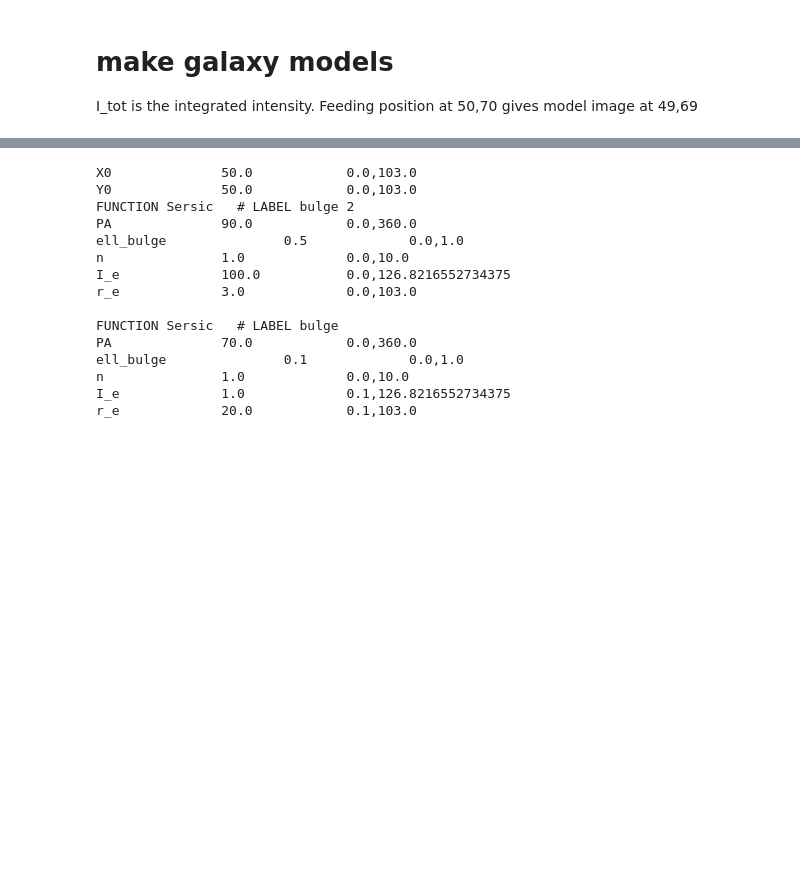
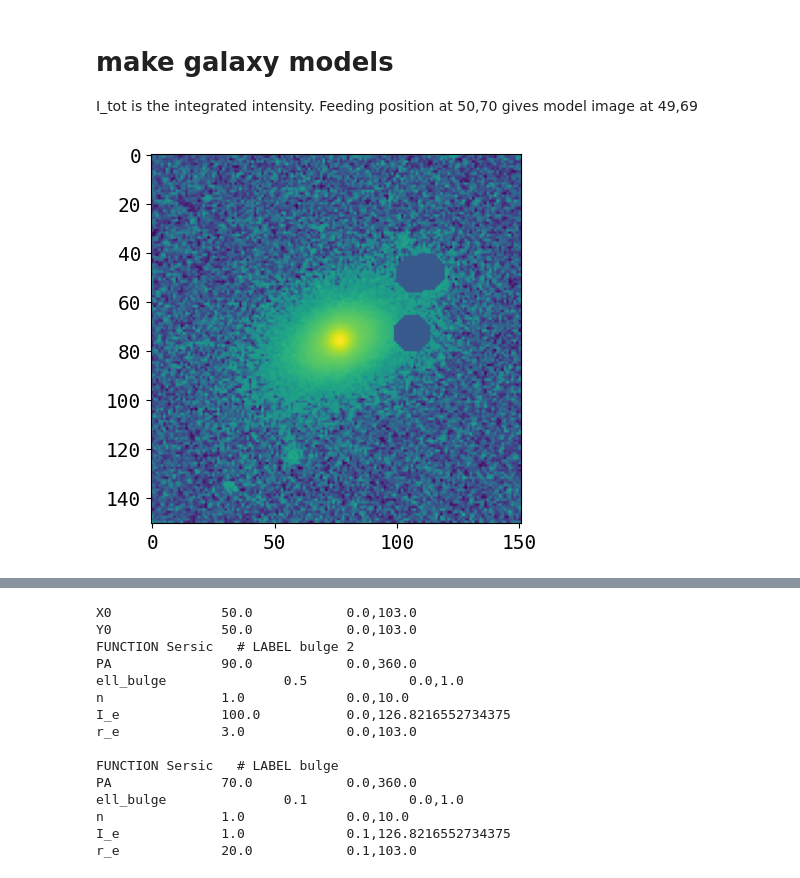
Before and after one commit to insepien/dualAGN, a Jupyter notebook: scrap_notebooks/checkFit.ipynb, the cells around one changed output, grey strips where cells are left out. Cells and saved outputs as stored; diff of their text form; code cells hidden in the pictures; blank space fills up the shorter version.

```diff
--- a/scrap_notebooks/checkFit.ipynb
+++ b/scrap_notebooks/checkFit.ipynb
@@ -504,33 +506,35 @@ def make_peak_tbl(image,intens,agn_mask_size=35):
     # mask out central agn
     peak_mask = np.zeros((s,s))
     peak_mask[midf-agn_mask_size:midf+agn_mask_size,midf-agn_mask_size:midf+agn_mask_size] = 1
     # convert to boolean
     peak_mask = peak_mask==1
     # detect peaks
     peak_tbl = find_peaks(image,threshold=intens,mask=peak_mask)
     return peak_tbl
 
 
 def make_mask(image,pos,aper_radius,pa=180):
     """make a mask provided position and aperture radius"""
     aper0 = EllipticalAperture(pos,aper_radius,aper_radius,pa)
     aper_mask0 = aper0.to_mask()
     mask0 = aper_mask0.to_image(image.shape)
     return mask0
 
 def mask_image(image,rad,intens,agn_mask_size):
     """create mask and masked images"""
     peak_tbl = make_peak_tbl(image,intens,agn_mask_size)
     mask=[]
     # make masks
     for i in range(len(peak_tbl)):
         mask.append(make_mask(image,pos = [peak_tbl[i]['x_peak'],peak_tbl[i]['y_peak']],aper_radius=rad))
     # sum all masks
     mask = np.sum(mask,axis=0)
     # make masked image
     masked_im = np.where(mask==0,image,0)
     return masked_im
 
-# plt.imshow(mask_image(image=imageAGN,rad=5,intens=10,agn_mask_size=25), norm='symlog')
-# imageAGN_masked = mask_image(image=imageAGN,rad=5,intens=10,agn_mask_size=25)
+plt.imshow(mask_image(image=imageAGN,rad=7,intens=10,agn_mask_size=25), norm='symlog')
+imageAGN_masked = mask_image(image=imageAGN,rad=7,intens=10,agn_mask_size=25)
+# %% [output]
+[figure, added]
 # %%
```
Also changed, not shown: parts of 7 cells of this notebook, 6 other files.
